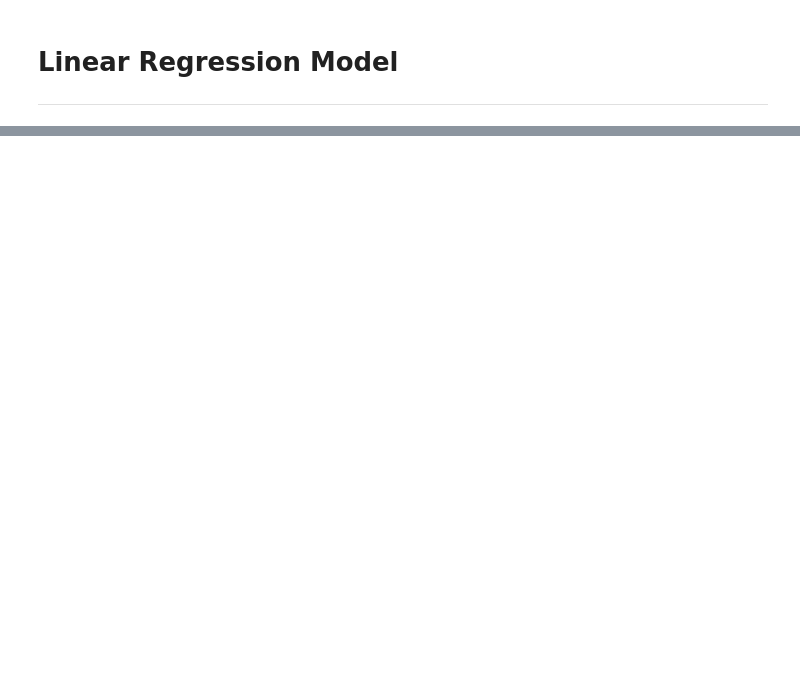
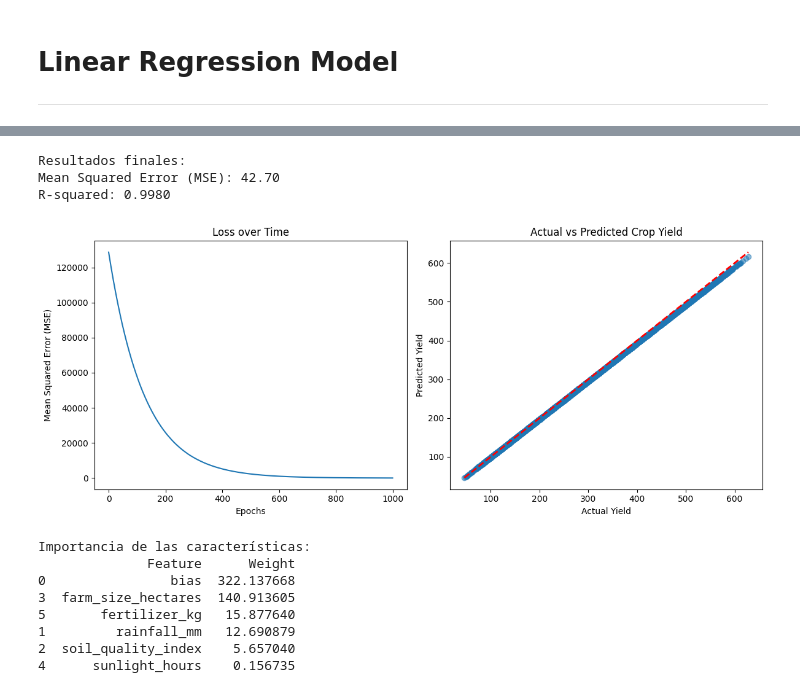
Before and after one commit to Clon5676/Proyecto_2, a Jupyter notebook: linear_crop.ipynb, the cells around one changed output, grey strips where cells are left out. Saved outputs shown, nothing was run; the diff lists cells and outputs as text; code cells hidden in the pictures; blank space fills up the shorter version.

```diff
--- a/linear_crop.ipynb
+++ b/linear_crop.ipynb
@@ -138,0 +27,17 @@ loss_history[50:-1]
+# %%
+# Normalizar los datos
+X = data.drop('crop_yield', axis=1).values
+X = (X - np.mean(X, axis=0)) / np.std(X, axis=0)
+
+# Añadir columna de unos para el término independiente (bias)
+X = np.c_[np.ones(X.shape[0]), X]
+
+# Initialize parameters
+n_features = X.shape[1]
+weights = np.zeros(n_features)  # Inicializar pesos incluyendo el bias
+learning_rate = 0.002
+epochs = 1000
+n = len(X)
+
+# Store history for visualization
+loss_history = []
@@ -138,0 +66,49 @@ loss_history[50:-1]
+# %%
+print(f"\nResultados finales:")
+print(f"Mean Squared Error (MSE): {mse:.2f}")
+print(f"R-squared: {r_squared:.4f}")
+# %% [output]
+Resultados finales:
+Mean Squared Error (MSE): 42.70
+R-squared: 0.9980
+# %%
+# Visualizaciones
+plt.figure(figsize=(12, 5))
+
+# Gráfico 1: Loss over time
+plt.subplot(1, 2, 1)
+plt.plot(loss_history)
+plt.xlabel('Epochs')
+plt.ylabel('Mean Squared Error (MSE)')
+plt.title('Loss over Time')
+
+# Gráfico 2: Actual vs Predicted
+plt.subplot(1, 2, 2)
+plt.scatter(Y, Y_pred_final, alpha=0.5)
+plt.plot([Y.min(), Y.max()], [Y.min(), Y.max()], 'r--', lw=2)
+plt.xlabel('Actual Yield')
+plt.ylabel('Predicted Yield')
+plt.title('Actual vs Predicted Crop Yield')
+
+plt.tight_layout()
+plt.show()
+
+# Mostrar importancia de las características
+feature_names = ['bias', 'rainfall_mm', 'soil_quality_index', 'farm_size_hectares',
+                'sunlight_hours', 'fertilizer_kg']
+feature_importance = pd.DataFrame({
+    'Feature': feature_names,
+    'Weight': weights
+})
+print("\nImportancia de las características:")
+print(feature_importance.sort_values(by='Weight', ascending=False))
+# %% [output]
+[figure, added]
+Importancia de las características:
+              Feature      Weight
+0                bias  322.137668
+3  farm_size_hectares  140.913605
+5       fertilizer_kg   15.877640
+1         rainfall_mm   12.690879
+2  soil_quality_index    5.657040
+4      sunlight_hours    0.156735
```
Also changed, not shown: parts of 6 cells of this notebook, 2 other files.
